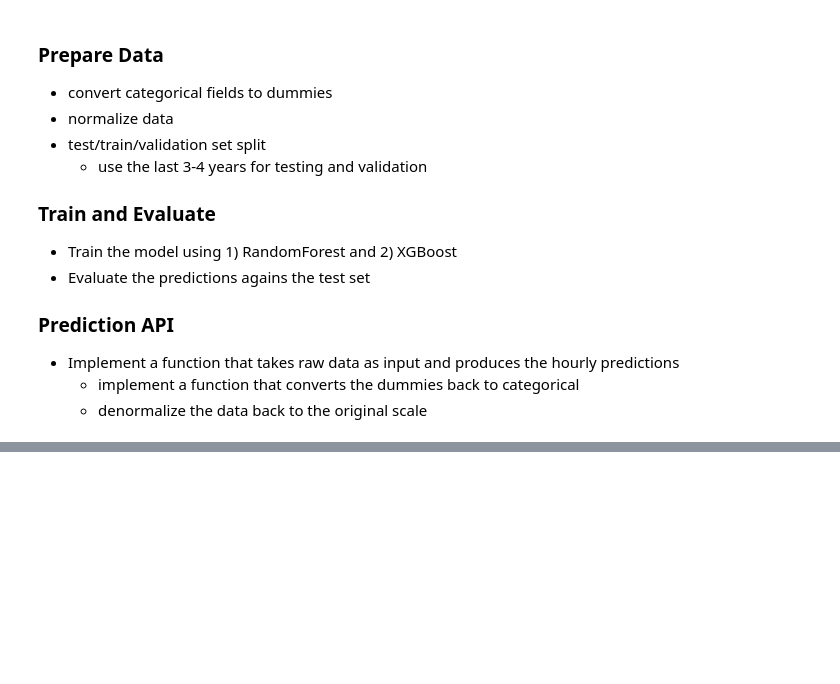
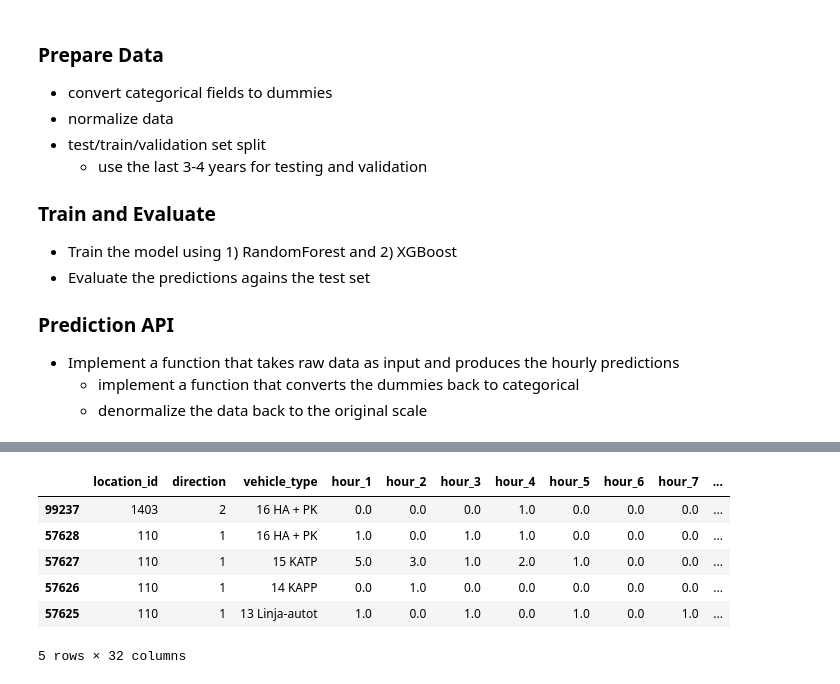
Before and after one commit to veicco/bcg-gamma, a Jupyter notebook: the model.ipynb, the cells around one changed output, grey strips where cells are left out. Saved outputs shown, nothing was run; the diff lists cells and outputs as text; code cells hidden in the pictures; blank space fills up the shorter version.

```diff
--- a/the model.ipynb
+++ b/the model.ipynb
@@ -113,0 +167,10 @@ pd.concat([row, predict(row, model)]).fillna("").transpose()
+# %%
+model_data.head()
+# %% [output]
+|  | location_id | direction | vehicle_type | hour_1 | hour_2 | hour_3 | hour_4 | hour_5 | hour_6 | hour_7 | ... |
+| 99237 | 1403 | 2 | 16 HA + PK | 0.0 | 0.0 | 0.0 | 1.0 | 0.0 | 0.0 | 0.0 | ... |
+| 57628 | 110 | 1 | 16 HA + PK | 1.0 | 0.0 | 1.0 | 1.0 | 0.0 | 0.0 | 0.0 | ... |
+| 57627 | 110 | 1 | 15 KATP | 5.0 | 3.0 | 1.0 | 2.0 | 1.0 | 0.0 | 0.0 | ... |
+| 57626 | 110 | 1 | 14 KAPP | 0.0 | 1.0 | 0.0 | 0.0 | 0.0 | 0.0 | 0.0 | ... |
+| 57625 | 110 | 1 | 13 Linja-autot | 1.0 | 0.0 | 1.0 | 0.0 | 1.0 | 0.0 | 1.0 | ... |
+5 rows × 32 columns
```
Also changed, not shown: parts of 6 cells of this notebook.
